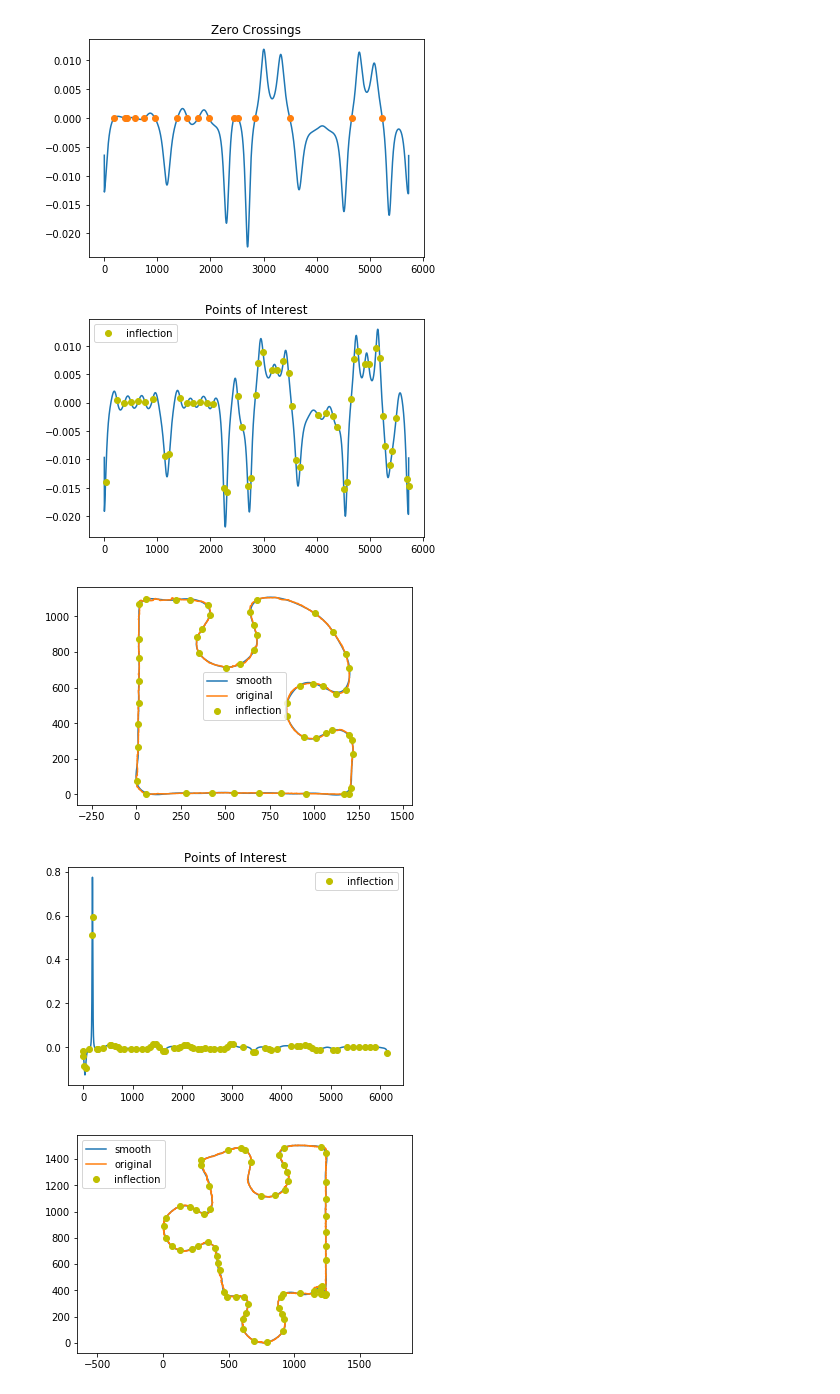
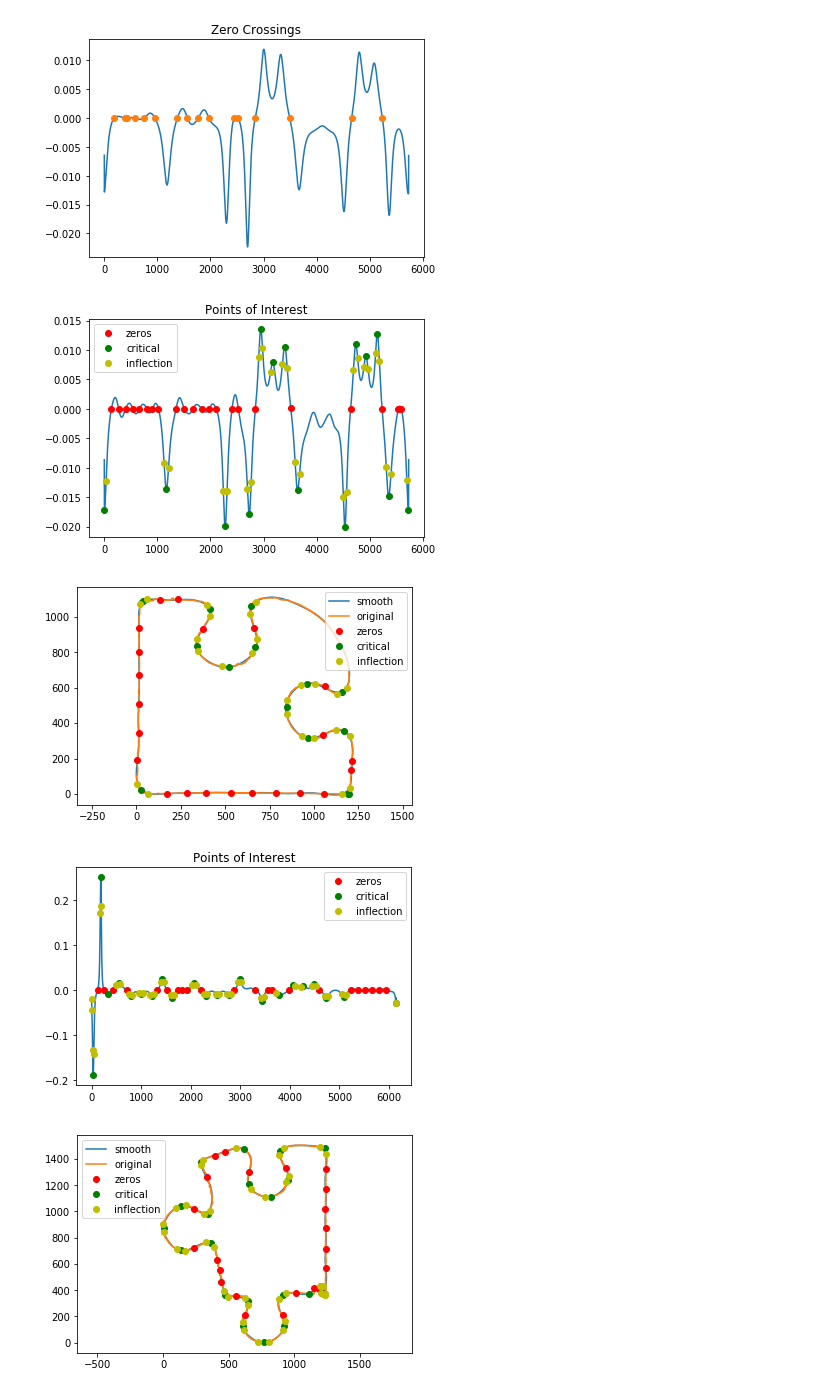
Before and after one commit to battyone/jigsaw, a Jupyter notebook: notebooks/matching.ipynb, the cells around one changed output. Drawn from its saved outputs; the diff is of its cells as text; code cells hidden in the pictures.

Commit message:
implement contour smoothing and curvature.

```diff
--- a/notebooks/matching.ipynb
+++ b/notebooks/matching.ipynb
@@ -171,36 +171,42 @@ pyplot.plot(zeros, k[zeros], 'o')
 # %%
 def zero_crossings(x):
     return np.where(np.diff(np.sign(x)))[0]
 
-def plot_contour_points_of_interest(c, cutoff=4e-3):
+def plot_contour_points_of_interest(c, cutoff=3.5e-3, critical_threshold=6e-3):
     cs = smooth_contour(c, cutoff=cutoff)
     k = curvature(cs)
     z = zero_crossings(k)
     cr = zero_crossings(np.gradient(k))
     inf = zero_crossings(np.gradient(np.gradient(k)))
 
+    # chop off
+    cr = cr[np.where(np.abs(k[cr]) > critical_threshold)[0]]
+    inf = inf[np.where(np.abs(k[inf]) > critical_threshold)[0]]
+
     pyplot.figure()
     pyplot.title('Points of Interest')
     pyplot.plot(k)
-#     pyplot.plot(z, k[z], 'ro', label='zeros')
-#     pyplot.plot(cr, k[cr], 'go', label='critical')
+    pyplot.plot(z, k[z], 'ro', label='zeros')
+    pyplot.plot(cr, k[cr], 'go', label='critical')
     pyplot.plot(inf, k[inf], 'yo', label='inflection')
     pyplot.legend()
 
     pyplot.figure()
     pyplot.plot(cs[:, 0], cs[:, 1], label='smooth')
     pyplot.plot(c[:, 0], c[:, 1], label='original')
-#     pyplot.plot(c[z, 0], c[z, 1], 'ro', label='zeros')
-#     pyplot.plot(c[cr, 0], c[cr, 1], 'go', label='critical')
+    pyplot.plot(c[z, 0], c[z, 1], 'ro', label='zeros')
+    pyplot.plot(c[cr, 0], c[cr, 1], 'go', label='critical')
     pyplot.plot(c[inf, 0], c[inf, 1], 'yo', label='inflection')
     pyplot.legend()
     pyplot.axis('equal')
 
 
+# critical point #t = 4928, (x, y) = (846, 491)
 plot_contour_points_of_interest(p1.contour)
+# critical point #t = 999, (x, y) = (768, 2)
 plot_contour_points_of_interest(p2.contour)
 # %% [output]
-[figure, old version]
+[figure, new version]
-[figure, old version]
+[figure, new version]
-[figure, old version]
+[figure, new version]
-[figure, old version]
+[figure, new version]
```
Also changed, not shown: parts of 3 cells of this notebook, 2 other files.
